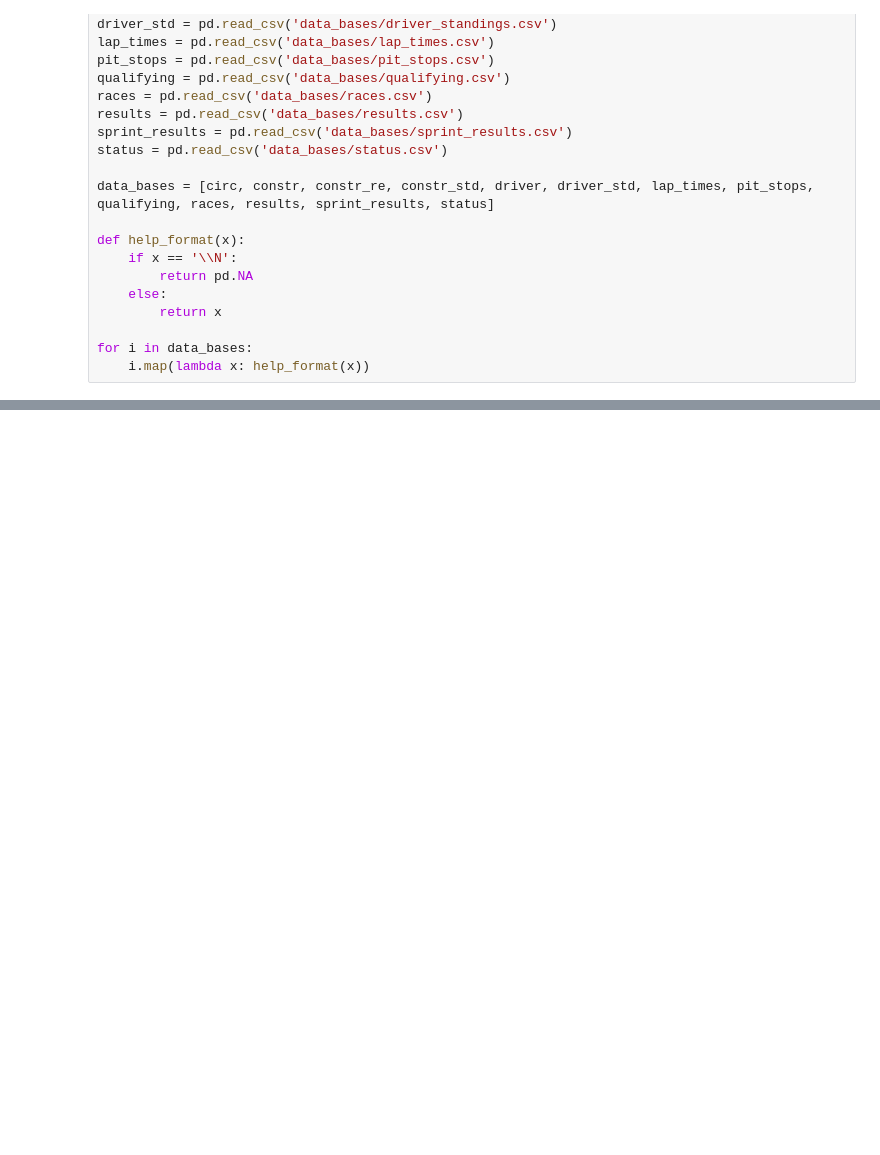
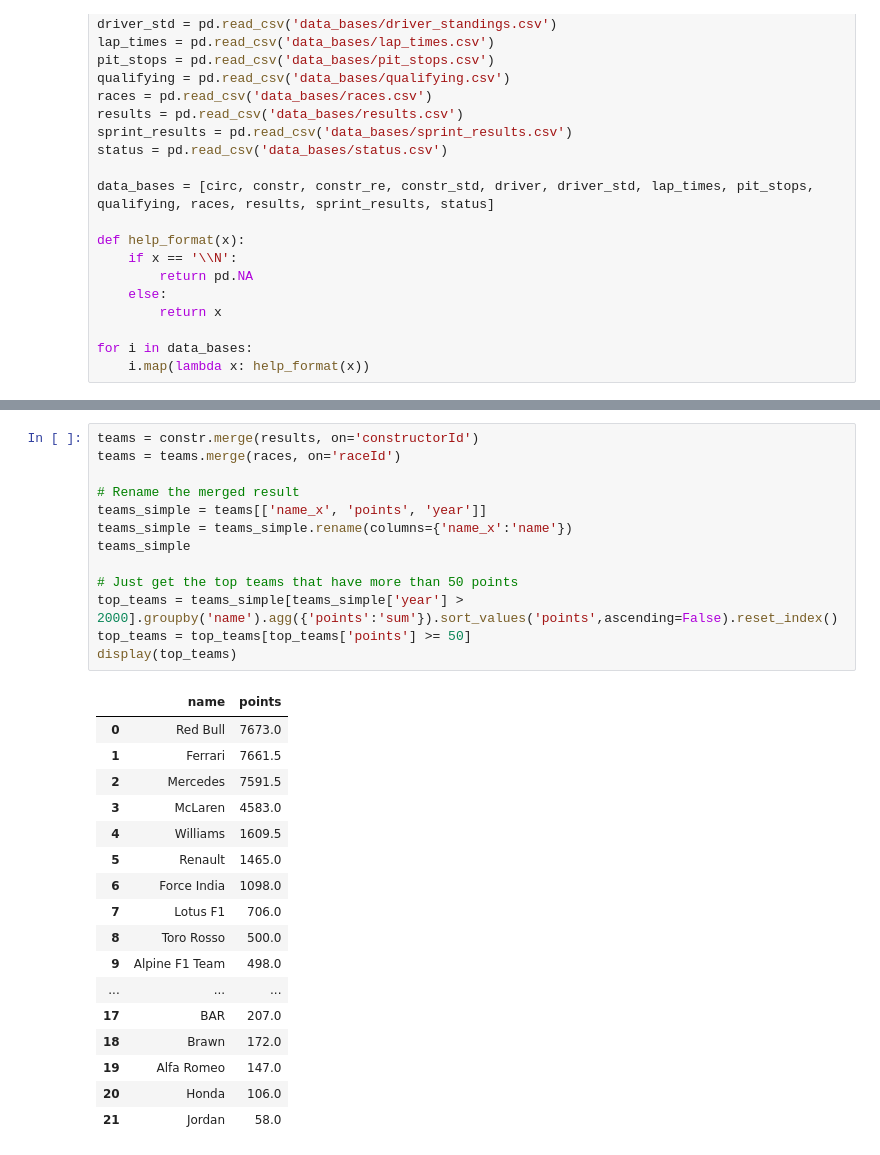
Before and after one commit to danielvm28/CMSC320_Spring25_FinalProject, a Jupyter notebook: check2.ipynb, the cells around one changed output, grey strips where cells are left out. Drawn from its saved outputs; the diff is of its cells as text; blank space fills up the shorter version.

```diff
--- a/check2.ipynb
+++ b/check2.ipynb
@@ -31,0 +76,31 @@ for i in data_bases:
+# %%
+teams = constr.merge(results, on='constructorId')
+teams = teams.merge(races, on='raceId')
+
+# Rename the merged result
+teams_simple = teams[['name_x', 'points', 'year']]
+teams_simple = teams_simple.rename(columns={'name_x':'name'})
+teams_simple
+
+# Just get the top teams that have more than 50 points
+top_teams = teams_simple[teams_simple['year'] > 2000].groupby('name').agg({'points':'sum'}).sort_values('points',ascending=False).reset_index()
+top_teams = top_teams[top_teams['points'] >= 50]
+display(top_teams)
+# %% [output]
+|  | name | points |
+| 0 | Red Bull | 7673.0 |
+| 1 | Ferrari | 7661.5 |
+| 2 | Mercedes | 7591.5 |
+| 3 | McLaren | 4583.0 |
+| 4 | Williams | 1609.5 |
+| 5 | Renault | 1465.0 |
+| 6 | Force India | 1098.0 |
+| 7 | Lotus F1 | 706.0 |
+| 8 | Toro Rosso | 500.0 |
+| 9 | Alpine F1 Team | 498.0 |
+| ... | ... | ... |
+| 17 | BAR | 207.0 |
+| 18 | Brawn | 172.0 |
+| 19 | Alfa Romeo | 147.0 |
+| 20 | Honda | 106.0 |
+| 21 | Jordan | 58.0 |
```
Also changed, not shown: parts of 4 cells of this notebook.
